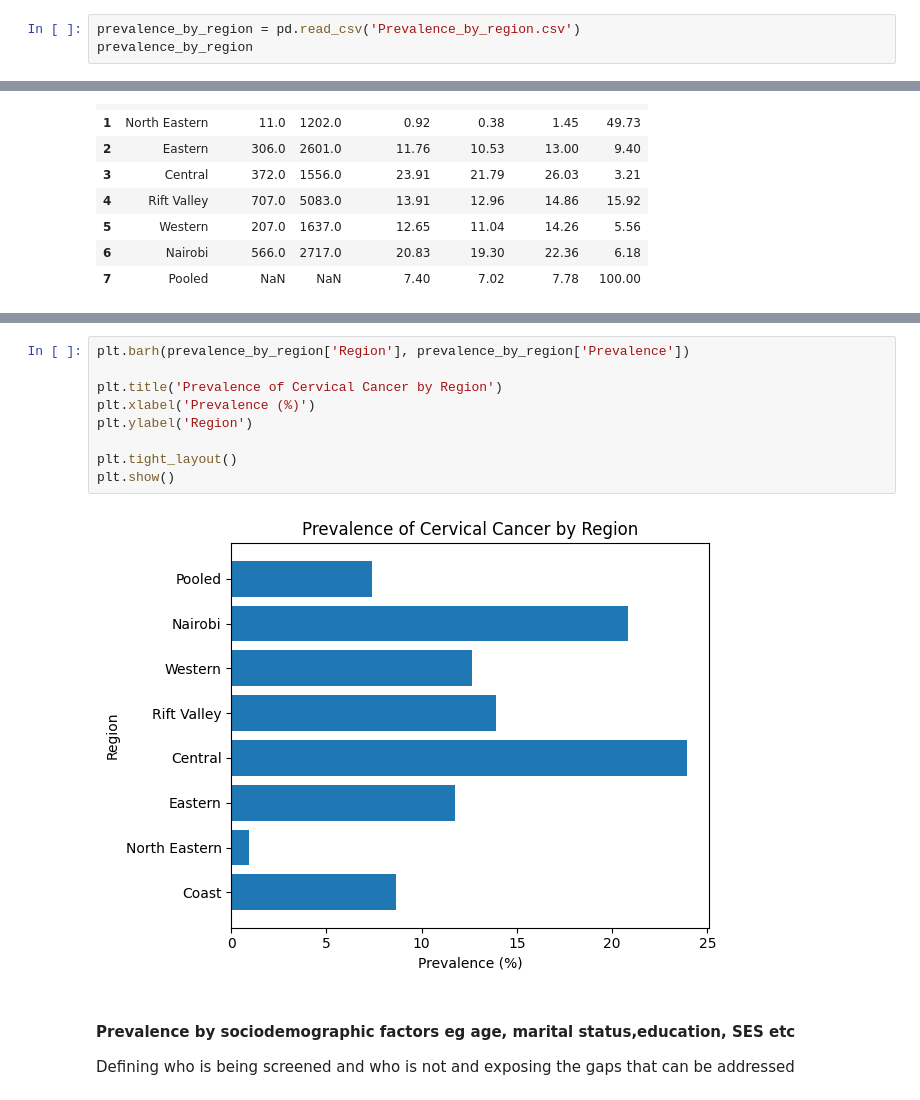
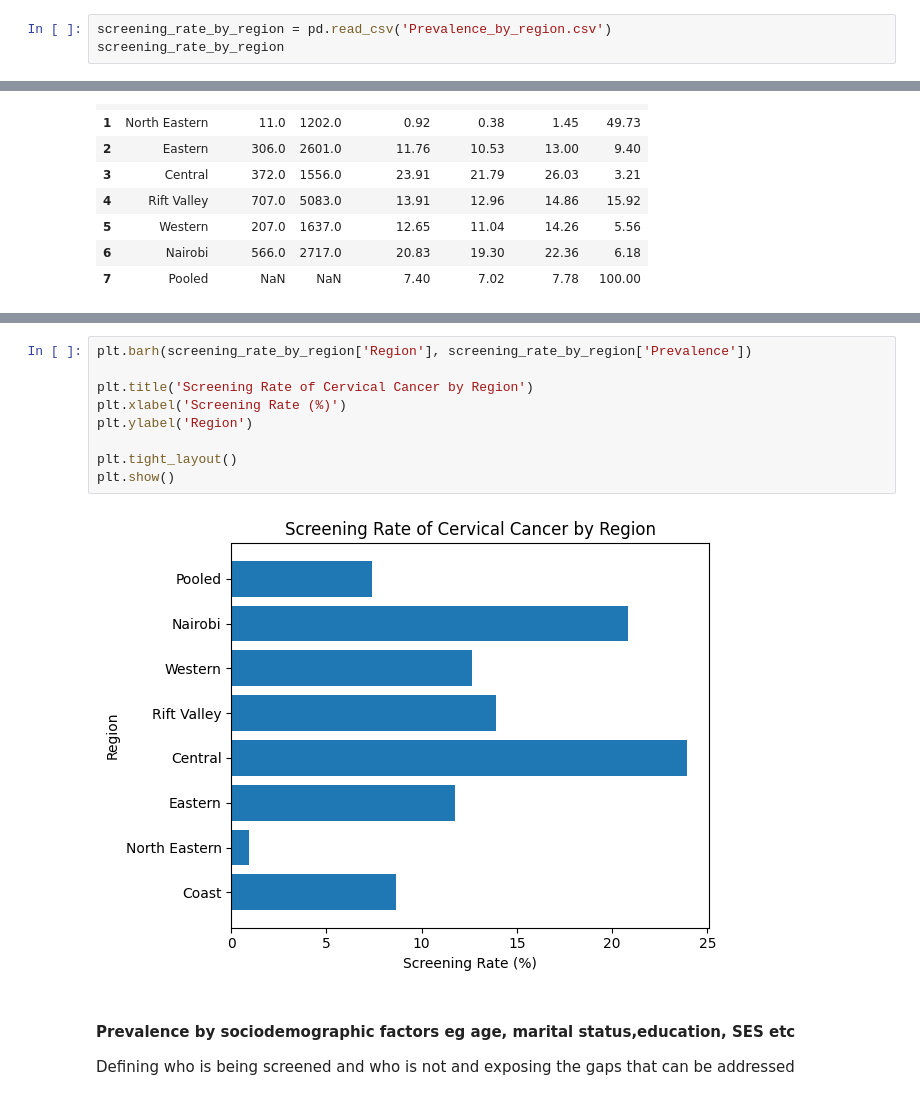
Before and after one commit to WambuiiMaina/py_data-capstone-project, a Jupyter notebook: cervical_cancer.ipynb, the cells around one changed output, grey strips where cells are left out. Saved outputs shown, nothing was run; the diff lists cells and outputs as text.

```diff
--- a/cervical_cancer.ipynb
+++ b/cervical_cancer.ipynb
@@ -7,7 +7,7 @@ import matplotlib.pyplot as plt
 What is the prevalence of cervical cancer and where are the regional hotspots
 # %%
-prevalence_by_region = pd.read_csv('Prevalence_by_region.csv')
-prevalence_by_region
+screening_rate_by_region = pd.read_csv('Prevalence_by_region.csv')
+screening_rate_by_region
 # %% [output]
 |  | Region | Screened | Total | Prevalence | Lower_CI | Upper_CI | Weight |
 | 0 | Coast | 182.0 | 2105.0 | 8.65 | 7.45 | 9.85 | 10.00 |
@@ -41,16 +41,16 @@ screening_rate
 # %% [output]
 np.float64(12.50375)
 # %%
-plt.barh(prevalence_by_region['Region'], prevalence_by_region['Prevalence'])
+plt.barh(screening_rate_by_region['Region'], screening_rate_by_region['Prevalence'])
 
-plt.title('Prevalence of Cervical Cancer by Region')
-plt.xlabel('Prevalence (%)')
+plt.title('Screening Rate of Cervical Cancer by Region')
+plt.xlabel('Screening Rate (%)')
 plt.ylabel('Region')
 
 plt.tight_layout()
 plt.show()
 # %% [output]
-[figure, old version]
+[figure, new version]
 # %% [markdown]
 #### Prevalence by sociodemographic factors eg age, marital status,education, SES etc
 
```
Also changed, not shown: parts of 7 cells of this notebook, 1 other file.
